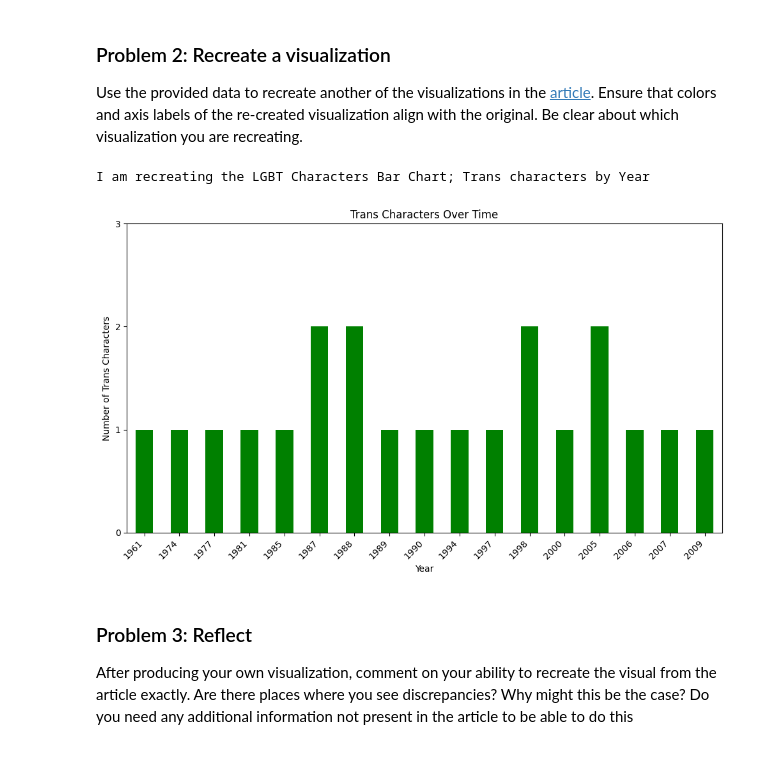
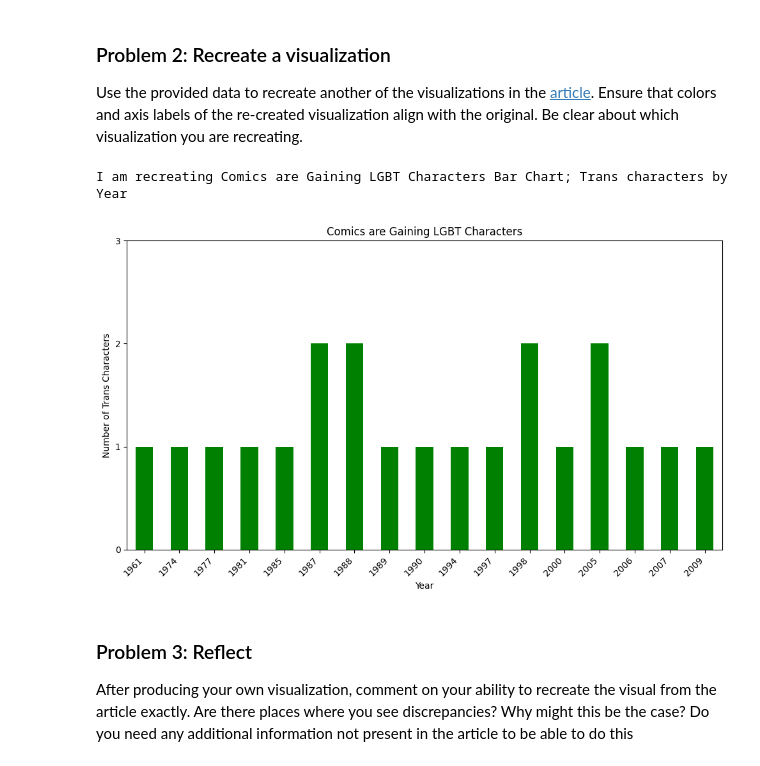
Before and after one commit to stevegon3/uw, a Jupyter notebook: IMT573/IMT_573_5.16_ps5_descriptive_data_analysis_SGonzales.ipynb, the cells around one changed output. Saved outputs shown, nothing was run; the diff lists cells and outputs as text; code cells hidden in the pictures.

```diff
--- a/IMT573/IMT_573_ps5_descriptive_data_analysis_SGonzales.ipynb
+++ b/IMT573/IMT_573_5.16_ps5_descriptive_data_analysis_SGonzales.ipynb
@@ -252,31 +252,31 @@ I much prefer the above visual to the exact requirement of the assignment. Follo
 
 Use the provided data to recreate another of the visualizations in the [article](https://fivethirtyeight.com/features/women-in-comic-books/). Ensure that colors and axis labels of the re-created visualization align with the original. Be clear about which visualization you are recreating.
 # %%
-print("I am recreating the LGBT Characters Bar Chart; Trans characters by Year")
+print("I am recreating Comics are Gaining LGBT Characters Bar Chart; Trans characters by Year")
 ax.xaxis.set_major_formatter(mtick.FuncFormatter(lambda x, _: f'{int(x)}'))
 
 # Group by year and count
 trans_counts = df_trans.groupby('YEAR').size()
 
 # Create the bar chart
 plt.figure(figsize=(10, 6))
 ax = trans_counts.plot(kind='bar', color='green')
 
 plt.xlabel('Year')
 plt.ylabel('Number of Trans Characters')
-plt.title('Trans Characters Over Time')
+plt.title('Comics are Gaining LGBT Characters')
 
 # Convert x and y axis to integers
 ax.set_xticks(range(len(trans_counts.index)))  # Set integer ticks
 ax.set_xticklabels(trans_counts.index.astype(int)) # Set integer labels
 ax.set_yticks(range(0, trans_counts.max() + 2)) # Example: ticks every 2 units, adjust as needed
 
 plt.xticks(rotation=45, ha='right')
 plt.tight_layout()
 plt.show()
 # %% [output]
-I am recreating the LGBT Characters Bar Chart; Trans characters by Year
+I am recreating Comics are Gaining LGBT Characters Bar Chart; Trans characters by Year
-[figure, old version]
+[figure, new version]
 # %% [markdown]
 ### Problem 3: Reflect
 
```
Also changed, not shown: parts of 1 cell of this notebook, 2 other files.
